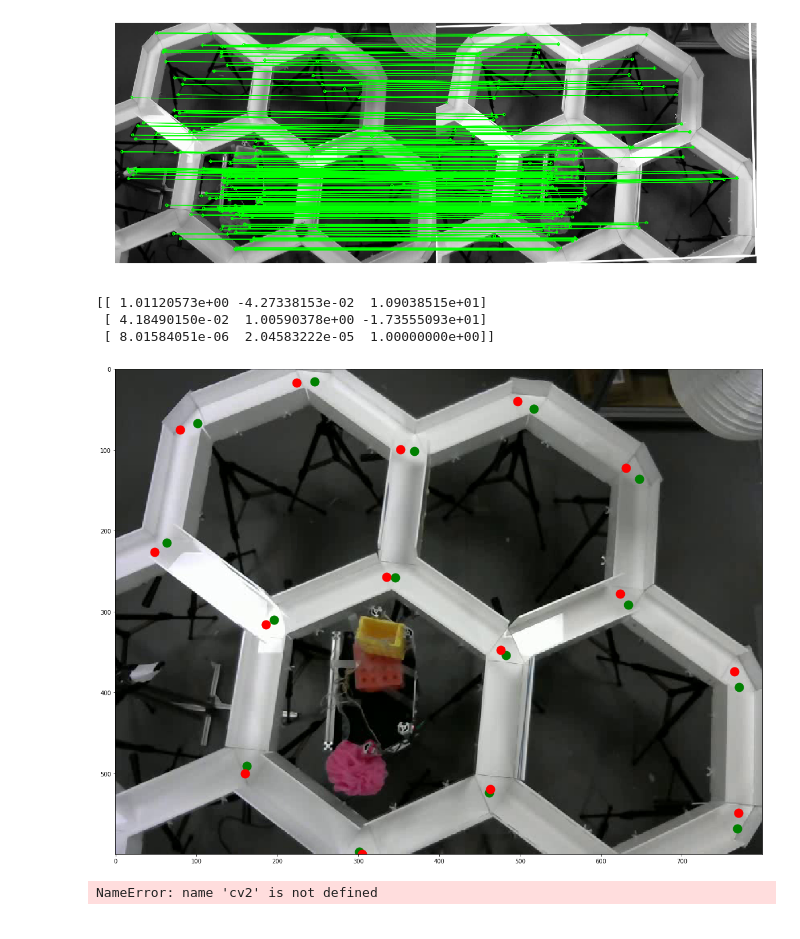
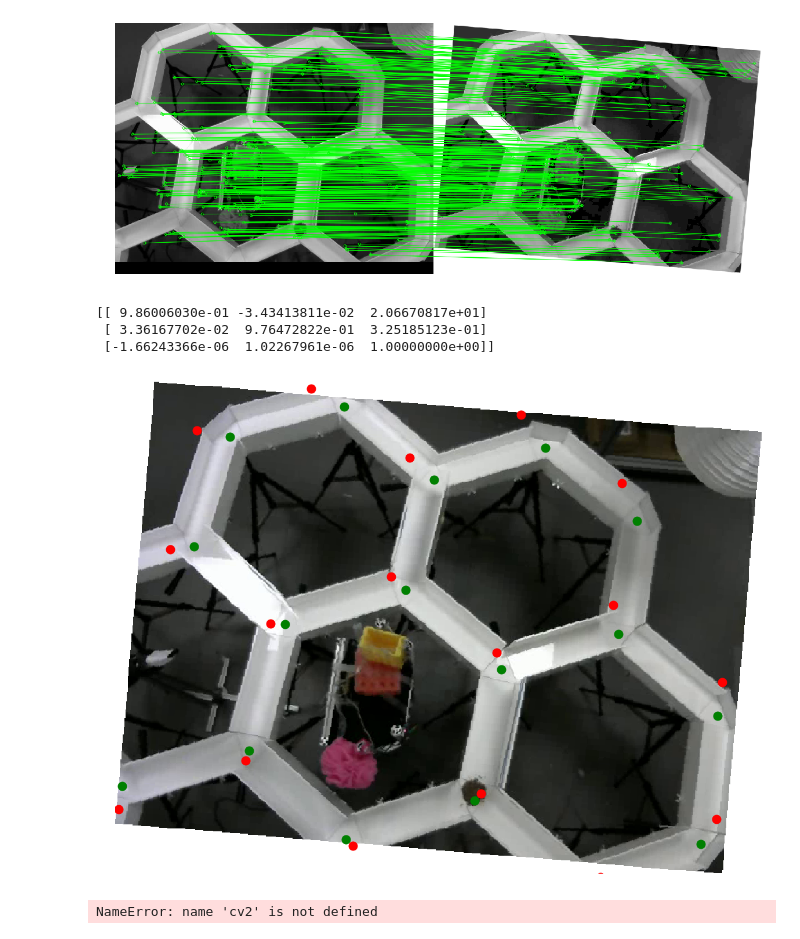
Before and after one commit to L-Hess/Hex-Snap, a Jupyter notebook: notebooks/reports/Homography.ipynb, the cells around one changed output. Drawn from its saved outputs; the diff is of its cells as text; code cells hidden in the pictures.

```diff
--- a/notebooks/reports/Homography.ipynb
+++ b/notebooks/reports/Homography.ipynb
@@ -6,7 +6,7 @@ import matplotlib.pyplot as plt
 MIN_MATCH_COUNT = 100
 
 img1 = cv2.imread('Homography_stuff/stand_0.png',0)          # queryImage
-img2 = cv2.imread('Homography_stuff/im_0.png',0) # trainImage
+img2 = cv2.imread('Homography_stuff/stand_0_skewed.png',0)             # trainImage
 
 # Initiate SIFT detector
 
@@ -24,9 +24,10 @@ flann = cv2.FlannBasedMatcher(index_params, search_params)
 
 matches = flann.knnMatch(des1,des2,k=2)
 
+good = []
 # store all the good matches as per Lowe's ratio test.
 for m,n in matches:
-    if m.distance < 0.7*n.distance:
+    if m.distance < 0.6*n.distance:
         good.append(m)
 
 if len(good)>MIN_MATCH_COUNT:
@@ -58,31 +59,36 @@ plt.imshow(img3, 'gray')
 plt.axis('off');
 plt.show()
 # %% [output]
-[figure, old version]
+[figure, new version]
 # %%
 print(M)
 # %% [output]
-[[ 1.01120573e+00 -4.27338153e-02  1.09038515e+01]
- [ 4.18490150e-02  1.00590378e+00 -1.73555093e+01]
- [ 8.01584051e-06  2.04583222e-05  1.00000000e+00]]
+[[ 9.86006030e-01 -3.43413811e-02  2.06670817e+01]
+ [ 3.36167702e-02  9.76472822e-01  3.25185123e-01]
+ [-1.66243366e-06  1.02267961e-06  1.00000000e+00]]
 # %%
-node_pos_top = np.genfromtxt('node_pos_top.csv', delimiter = ',', skip_header = True)[:,0:2]
+node_pos_top = np.genfromtxt('Homography_stuff/node_pos_top.csv', delimiter = ',', skip_header = True)[:,0:2]
 
 pts = np.float32(node_pos_top).reshape(-1,1,2)
-dst = cv2.perspectiveTransform(pts,M)
+dst = cv2.perspectiveTransform(pts, M)
 
 xs = dst[:,0,0]
 ys = dst[:,0,1]
 
-im_0 = plt.imread('im_00.png')
+im_0 = plt.imread('Homography_stuff\stand_0_skewed.png')
 
 fig, ax = plt.subplots(figsize = (20,20))
 plt.plot(dst[:,0,0], dst[:,0,1], 'o', color = 'green', markersize = '15')
 plt.plot(node_pos_top[:,0], node_pos_top[:,1], 'o', color = 'red', markersize = '15')
 plt.imshow(im_0)
+
+plt.axis('off');
+
+plt.savefig('example_remapping.png', dpi=200)
+
 plt.show()
 # %% [output]
-[figure, old version]
+[figure, new version]
 # %%
 MIN_MATCH_COUNT = 10
 
```
